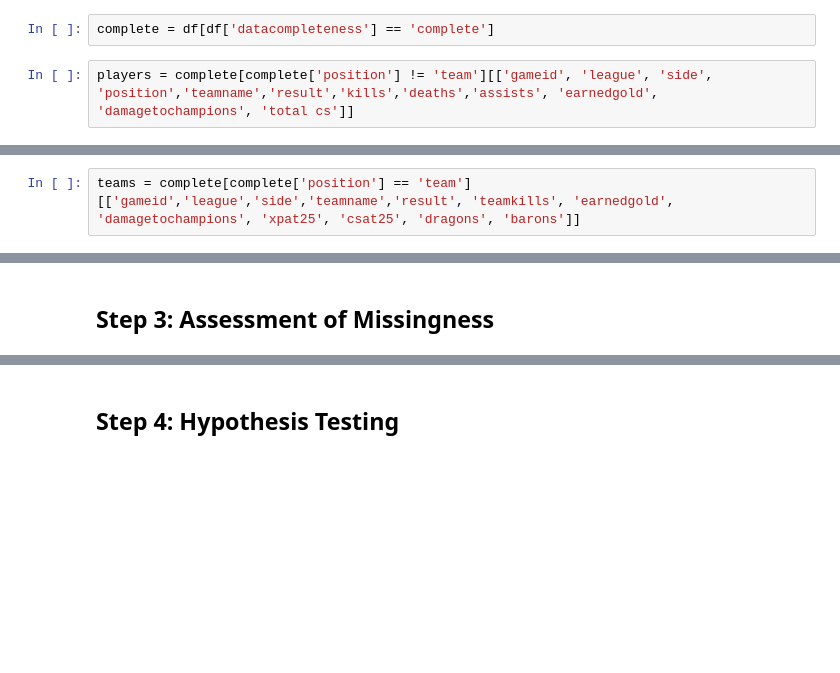
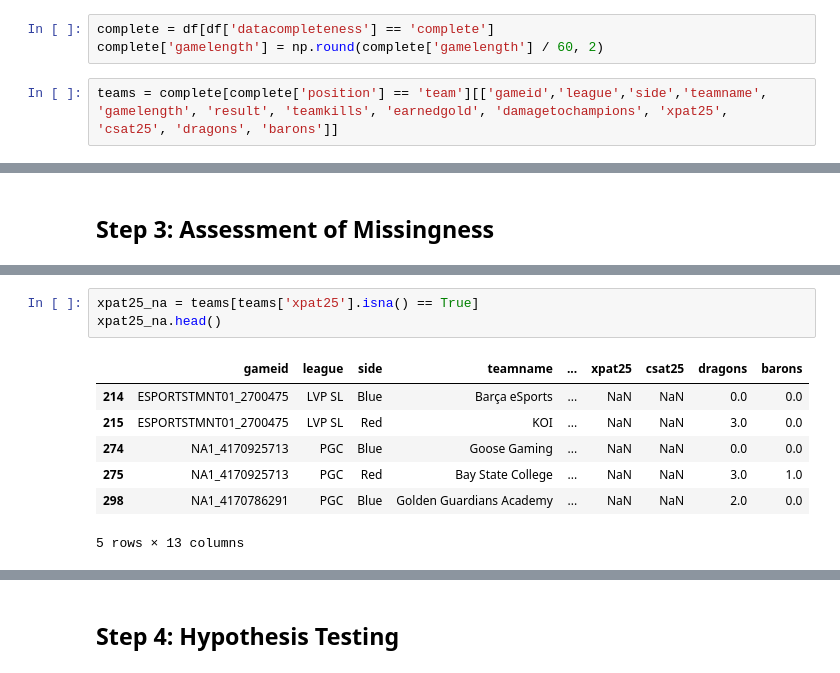
Before and after one commit to spattapu1/LoL-Statistical-Analysis, a Jupyter notebook: finalproject.ipynb, the cells around one changed output, grey strips where cells are left out. Cells and saved outputs as stored; diff of their text form; blank space fills up the shorter version.

```diff
--- a/finalproject.ipynb
+++ b/finalproject.ipynb
@@ -33,5 +33,6 @@ df = pd.read_csv("main.csv")
 Columns (2) have mixed types. Specify dtype option on import or set low_memory=False.
 # %%
 complete = df[df['datacompleteness'] == 'complete']
+complete['gamelength'] = np.round(complete['gamelength'] / 60, 2)
 # %%
-players = complete[complete['position'] != 'team'][['gameid', 'league', 'side', 'position','teamname','result','kills','deaths','assists', 'earnedgold', 'damagetochampions', 'total cs']]
+teams = complete[complete['position'] == 'team'][['gameid','league','side','teamname', 'gamelength', 'result', 'teamkills', 'earnedgold', 'damagetochampions', 'xpat25', 'csat25', 'dragons', 'barons']]
@@ -48,5 +39,3 @@ players.head()
-# %%
-teams = complete[complete['position'] == 'team'][['gameid','league','side','teamname','result', 'teamkills', 'earnedgold', 'damagetochampions', 'xpat25', 'csat25', 'dragons', 'barons']]
 # %%
 teams.head()
 # %% [output]
@@ -97,0 +96,11 @@ fig.update_layout(title="Total Earned Gold by Side")
+# %%
+xpat25_na = teams[teams['xpat25'].isna() == True]
+xpat25_na.head()
+# %% [output]
+|  | gameid | league | side | teamname | ... | xpat25 | csat25 | dragons | barons |
+| 214 | ESPORTSTMNT01_2700475 | LVP SL | Blue | Barça eSports | ... | NaN | NaN | 0.0 | 0.0 |
+| 215 | ESPORTSTMNT01_2700475 | LVP SL | Red | KOI | ... | NaN | NaN | 3.0 | 0.0 |
+| 274 | NA1_4170925713 | PGC | Blue | Goose Gaming | ... | NaN | NaN | 0.0 | 0.0 |
+| 275 | NA1_4170925713 | PGC | Red | Bay State College | ... | NaN | NaN | 3.0 | 1.0 |
+| 298 | NA1_4170786291 | PGC | Blue | Golden Guardians Academy | ... | NaN | NaN | 2.0 | 0.0 |
+5 rows × 13 columns
```
Also changed, not shown: parts of 7 cells of this notebook.
